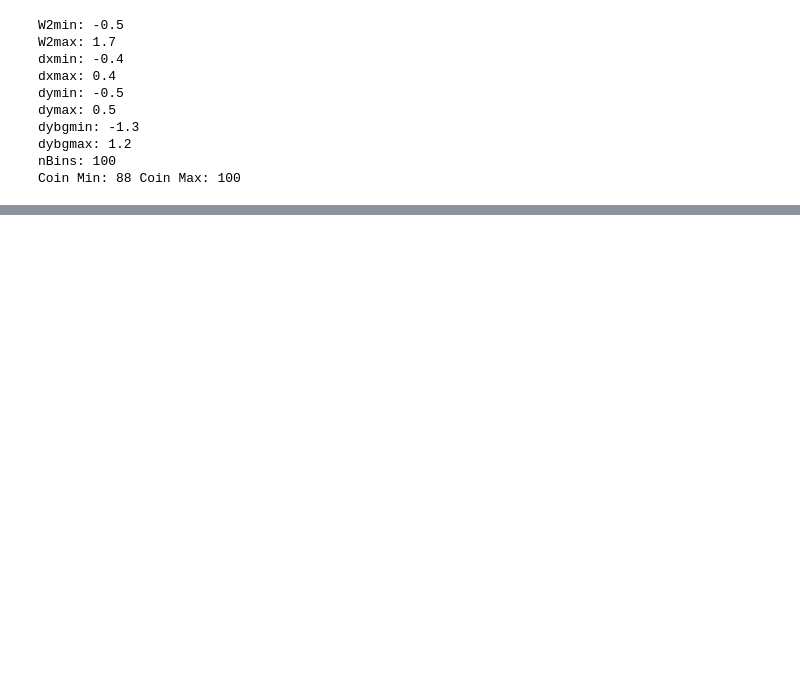
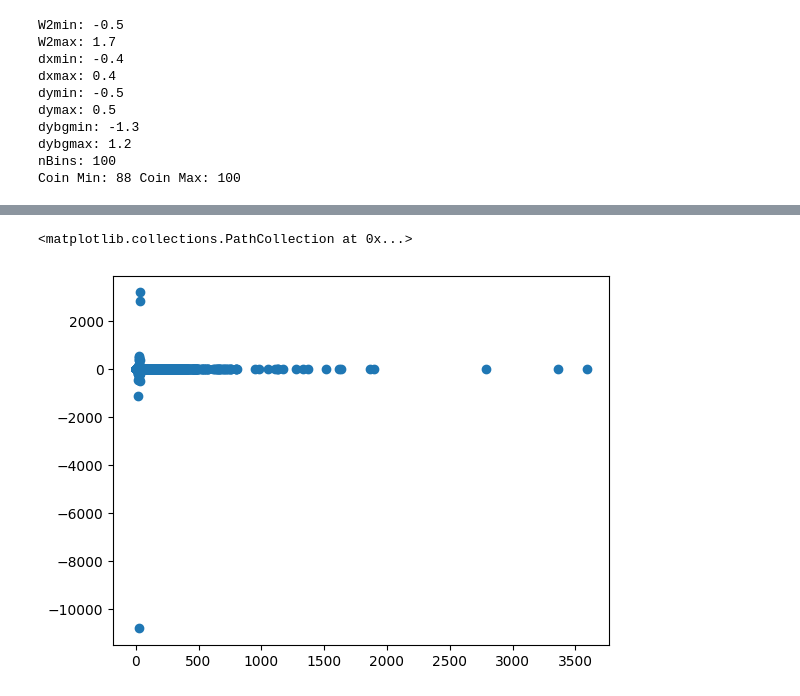
Before and after one commit to hp4xz/GEnAnalysis, a Jupyter notebook: inelasticsim/InelasticStudy.ipynb, the cells around one changed output, grey strips where cells are left out. Saved outputs shown, nothing was run; the diff lists cells and outputs as text; code cells hidden in the pictures; blank space fills up the shorter version.

```diff
--- a/inelasticsim/InelasticStudy.ipynb
+++ b/inelasticsim/InelasticStudy.ipynb
@@ -394,0 +544,5 @@ def CompareUPCS(config):
+# %%
+plt.scatter(q2array,xarray)
+# %% [output]
+<matplotlib.collections.PathCollection at 0x...>
+[figure, added]
```
Also changed, not shown: parts of 42 cells of this notebook.
